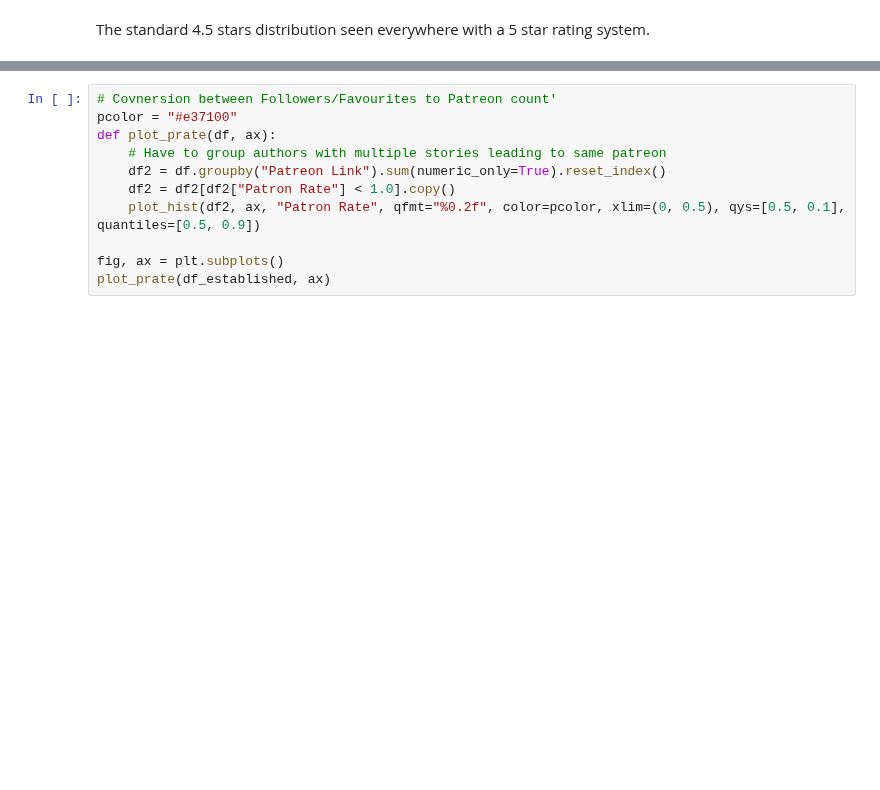
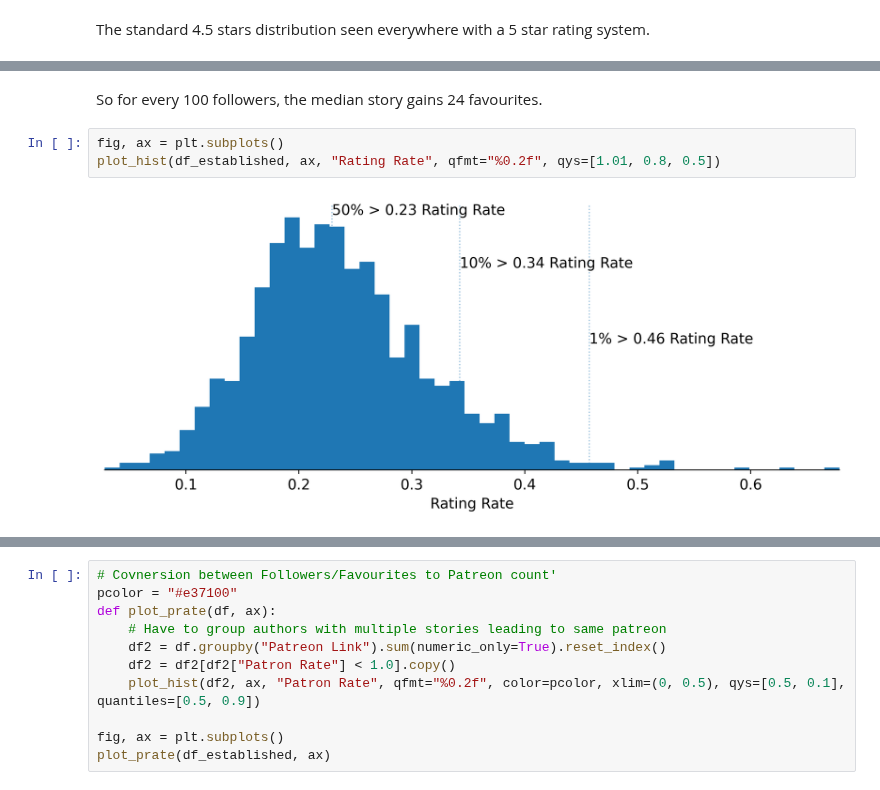
Before and after one commit to Samreay/Samreay, a Jupyter notebook: notebooks/2022-10-14-RoyalRoad.ipynb, the cells around one changed output, grey strips where cells are left out. Saved outputs shown, nothing was run; the diff lists cells and outputs as text; blank space fills up the shorter version.

```diff
--- a/notebooks/2022-10-14-RoyalRoad.ipynb
+++ b/notebooks/2022-10-14-RoyalRoad.ipynb
@@ -319,0 +334,7 @@ The standard 4.5 stars distribution seen everywhere with a 5 star rating system.
+# %% [markdown]
+So for every 100 followers, the median story gains 24 favourites.
+# %%
+fig, ax = plt.subplots()
+plot_hist(df_established, ax, "Rating Rate", qfmt="%0.2f", qys=[1.01, 0.8, 0.5])
+# %% [output]
+[figure, added]
```
Also changed, not shown: parts of 8 cells of this notebook, 45 other files.
